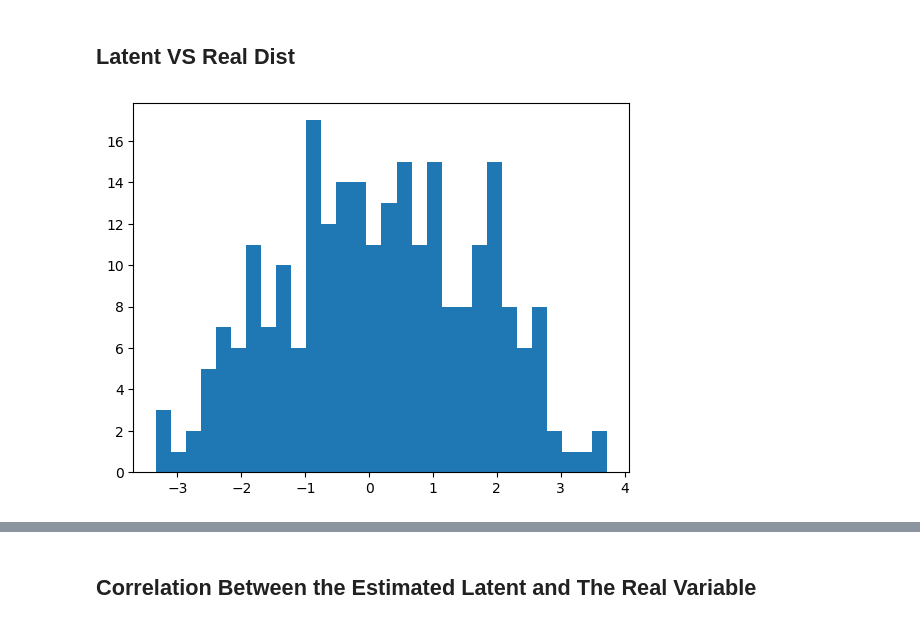
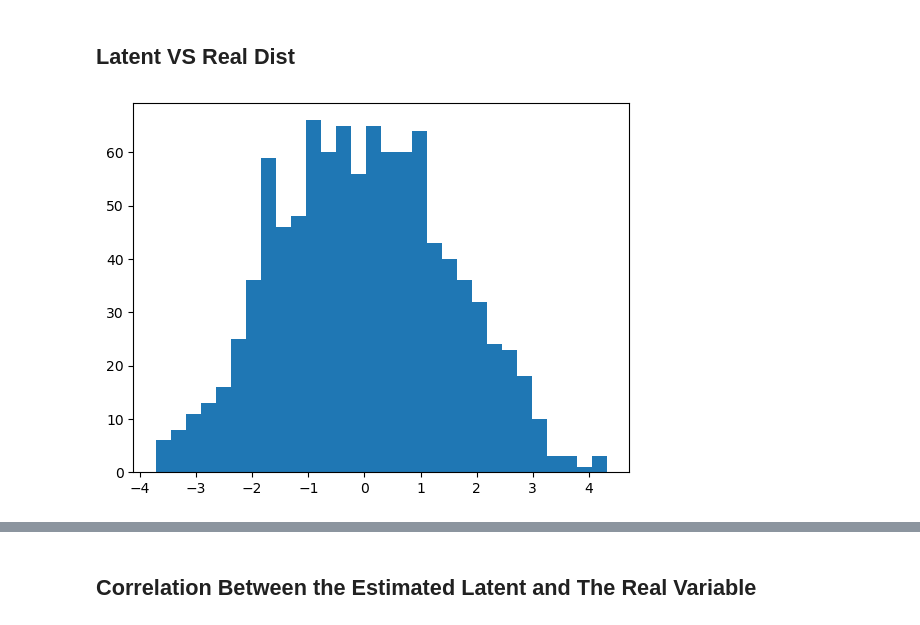
Before and after one commit to Ali-Setareh/SeqGPLVM_FEMSM, a Jupyter notebook: notebooks/model_inspection.ipynb, the cells around one changed output, grey strips where cells are left out. Saved outputs shown, nothing was run; the diff lists cells and outputs as text; code cells hidden in the pictures.

```diff
--- a/notebooks/model_inspection.ipynb
+++ b/notebooks/model_inspection.ipynb
@@ -62,7 +62,7 @@ print(df_idx.shape)
 48	821f6a991a
 49	1fd206a4f4
 # %%
-model_name = "seqgplvm_val"
+model_name = "seqgplvm"
 device = "cuda"
 tid = 9
 train_id = df_idx.train_id.unique()[tid]
@@ -171,8 +158,8 @@ plt.plot(weights[:,3], "--.")
 # %% [markdown]
 ## Latent VS Real Dist
 # %%
-plt.hist(param_hist["Z_val.q_mu"][-1].squeeze(), bins=30)
+plt.hist(param_hist["Z.q_mu"][-1].squeeze(), bins=30)
 plt.show()
 # %% [output]
-[figure, old version]
+[figure, new version]
 # %%
```
Also changed, not shown: parts of 28 cells of this notebook, 5 other files.
